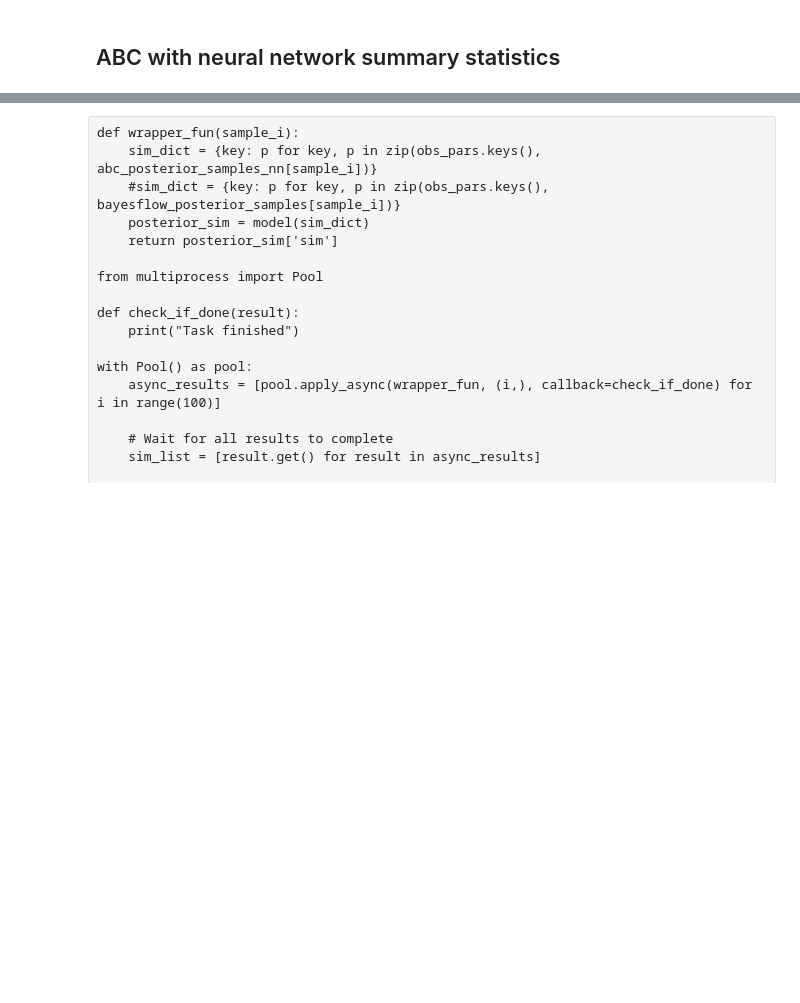
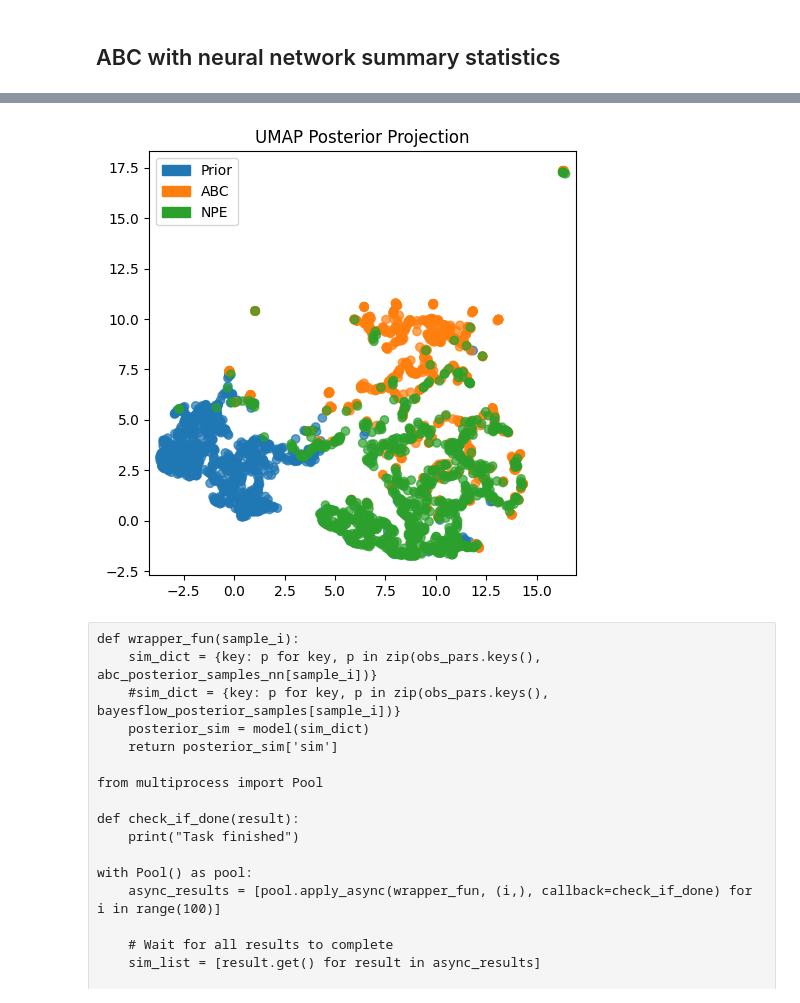
Before and after one commit to arrjon/CellMigration, a Jupyter notebook: learned_summaries/cell_migration_pyabc.ipynb, the cells around one changed output, grey strips where cells are left out. Drawn from its saved outputs; the diff is of its cells as text; code cells hidden in the pictures; blank space fills up the shorter version.

```diff
--- a/learned_summaries/cell_migration_pyabc.ipynb
+++ b/learned_summaries/cell_migration_pyabc.ipynb
@@ -588,35 +616,37 @@ plt.show()
 all_samples = np.concatenate([
     prior_draws[:bayesflow_posterior_samples.shape[0]],
     abc_posterior_samples_nn[:bayesflow_posterior_samples.shape[0]],
-    bayesflow_posterior_samples
+    bayesflow_posterior_samples_50
 ])
 color_code = np.concatenate([
     np.zeros(prior_draws[:bayesflow_posterior_samples.shape[0]].shape[0]),
     np.ones(abc_posterior_samples_nn[:bayesflow_posterior_samples.shape[0]].shape[0]),
-    np.ones(bayesflow_posterior_samples.shape[0])*2
+    np.ones(bayesflow_posterior_samples_50.shape[0])*2
 ])
 
 # make a umap plot
 import umap
 from matplotlib.patches import Patch
 
 colors = ['#1f77b4', '#ff7f0e', '#2ca02c']
 reducer = umap.UMAP(random_state=42, n_jobs=1)
 embedding = reducer.fit_transform(all_samples)
 
 plt.figure(tight_layout=True, figsize=(5, 5))
 plt.scatter(
     embedding[:, 0],
     embedding[:, 1],
     c=[colors[int(i)] for i in color_code],
     alpha=0.7,
 )
 plt.gca().set_aspect('equal', 'datalim')
 patches = [Patch(color=colors[i], label=f'{["Prior", "ABC", "NPE"][i]}') for i in range(len(colors))]
 plt.legend(handles=patches)
 plt.title('UMAP Posterior Projection')
 #plt.savefig(os.path.join(gp, f'{results_path}/{"synthetic" if load_synthetic_data else "real"}_umap_posterior_comparison.png'))
 plt.show()
+# %% [output]
+[figure, added]
 # %% [raw]
 def wrapper_fun(sample_i):
     sim_dict = {key: p for key, p in zip(obs_pars.keys(), abc_posterior_samples_nn[sample_i])}
```
Also changed, not shown: parts of 23 cells of this notebook, 41 other files.
